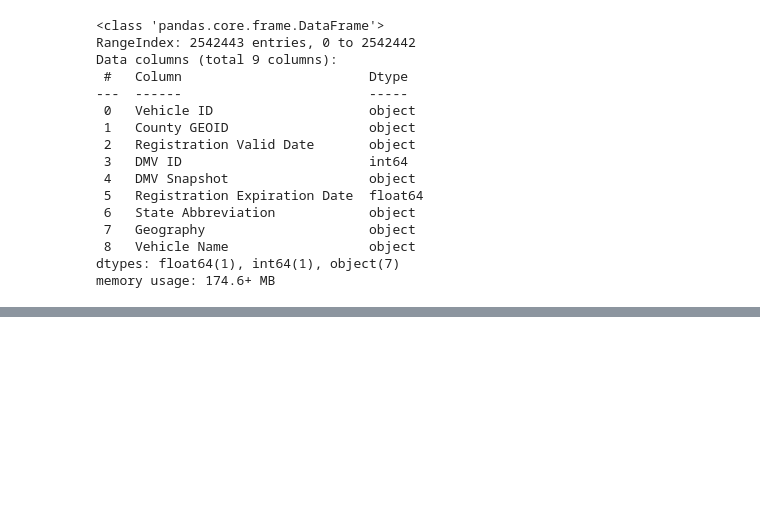
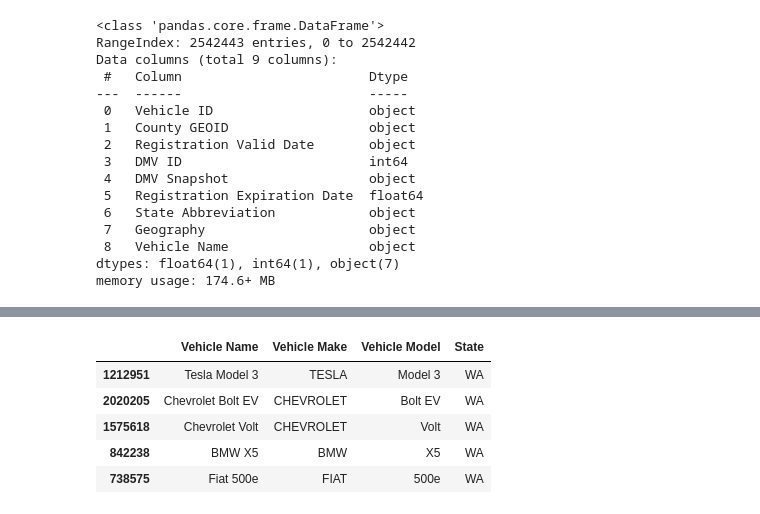
Before and after one commit to edwinjosechittilappilly/EDA-EV-ML-Project, a Jupyter notebook: notebooks/test.ipynb, the cells around one changed output, grey strips where cells are left out. Cells and saved outputs as stored; diff of their text form; code cells hidden in the pictures; blank space fills up the shorter version.

```diff
--- a/notebooks/test.ipynb
+++ b/notebooks/test.ipynb
@@ -76,0 +78,2 @@ df_ca["Vehicle Model"].value_counts().plot(kind="bar",figsize=(20,10))
+# %%
+df_wa=pd.read_csv(path+"wa_ev_registrations_public.csv",low_memory=False)
@@ -76,0 +116,20 @@ df_ca["Vehicle Model"].value_counts().plot(kind="bar",figsize=(20,10))
+# %%
+#rename ca to wa
+df_wa["Vehicle Make"]=df_wa['Vehicle Name'].apply(lambda x: x.split()[0])
+
+#convert a string to capital letters
+#rename ca to wa
+df_wa["Vehicle Make"]=df_wa["Vehicle Make"].apply(lambda x: x.upper())
+#rename ca to wa
+df_wa["Vehicle Model"]=df_wa['Vehicle Name'].apply(lambda x: " ".join(x.split()[1:]))
+# rename the column
+df_wa.rename(columns={"State Abbreviation":"State"},inplace=True)
+# %%
+df_wa.loc[:,["Vehicle Name","Vehicle Make","Vehicle Model","State"]].sample(5)
+# %% [output]
+|  | Vehicle Name | Vehicle Make | Vehicle Model | State |
+| 1212951 | Tesla Model 3 | TESLA | Model 3 | WA |
+| 2020205 | Chevrolet Bolt EV | CHEVROLET | Bolt EV | WA |
+| 1575618 | Chevrolet Volt | CHEVROLET | Volt | WA |
+| 842238 | BMW X5 | BMW | X5 | WA |
+| 738575 | Fiat 500e | FIAT | 500e | WA |
```
Also changed, not shown: parts of 20 cells of this notebook.
